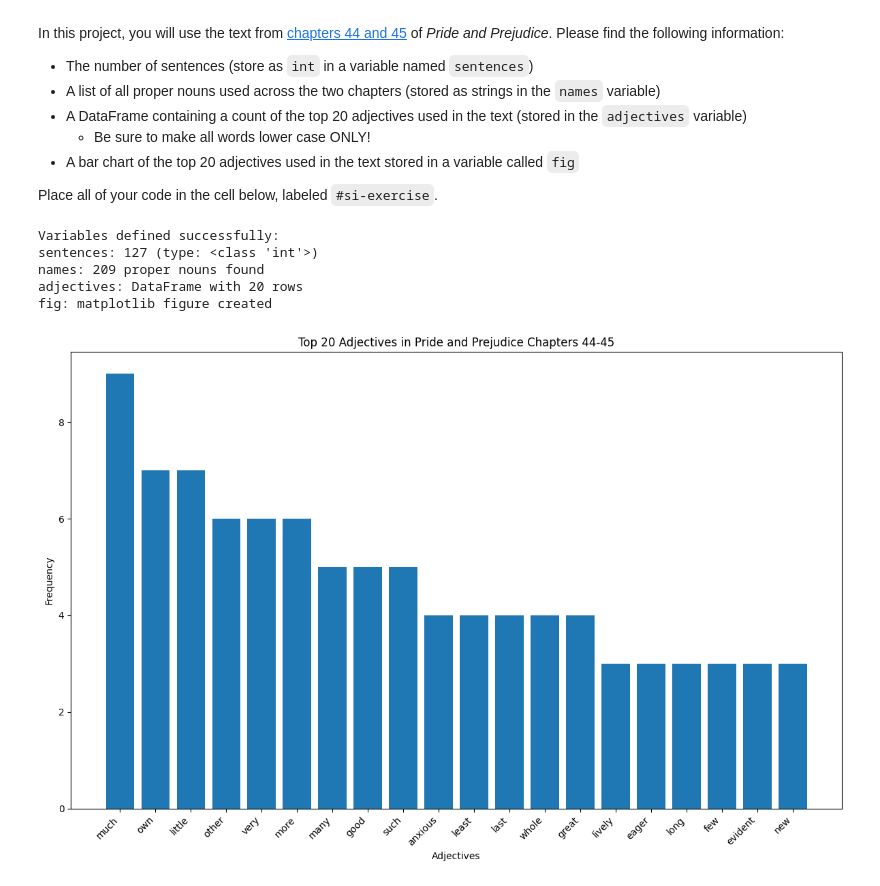
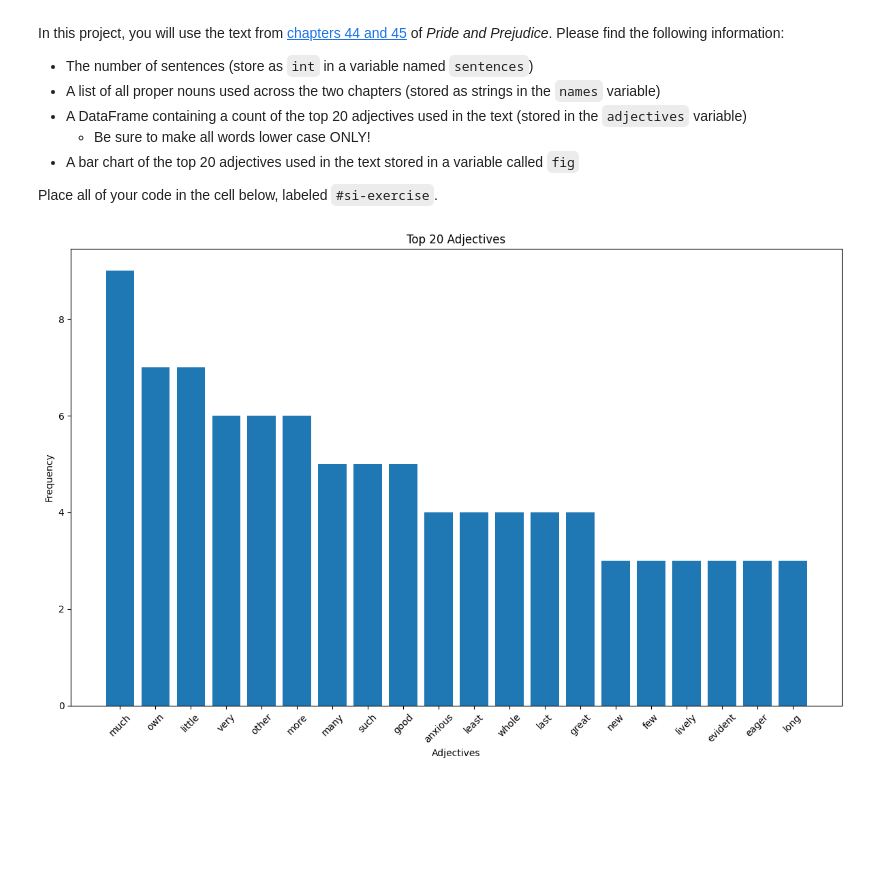
Before and after one commit to dhnguyen620/econ8320-assignment-12, a Jupyter notebook: Lesson.ipynb, the cells around one changed output. Drawn from its saved outputs; the diff is of its cells as text; code cells hidden in the pictures; blank space fills up the shorter version.

```diff
--- a/Lesson.ipynb
+++ b/Lesson.ipynb
@@ -200,70 +200,42 @@ Place all of your code in the cell below, labeled `#si-exercise`.
 # %%
 import spacy
 import pandas as pd
 import matplotlib.pyplot as plt
 import requests
 
-# Load the spaCy English model
+# Initialize
 nlp = spacy.load("en_core_web_sm")
-
-# Download and read the text
 url = "https://github.com/dustywhite7/Econ8320/raw/refs/heads/master/AssignmentData/prideAndPrejudiceChapters.txt"
-try:
-    response = requests.get(url)
-    text = response.text
-except:
-    # Fallback if requests doesn't work
-    from urllib.request import urlopen
-    text = urlopen(url).read().decode('utf-8')
-
-# Process the text with spaCy
+text = requests.get(url).text
 doc = nlp(text)
 
-# 1. Count the number of sentences - THIS IS THE VARIABLE THAT'S MISSING
+# 1. sentences variable
 sentences = len(list(doc.sents))
 
-# 2. Extract all proper nouns
-names = []
-for token in doc:
-    if token.pos_ == "PROPN" and token.text.strip():
-        names.append(token.text)
+# 2. names variable
+names = [token.text for token in doc if token.pos_ == "PROPN"]
 
-# 3. Count top 20 adjectives (lowercase only)
-adjective_counts = {}
+# 3. adjectives DataFrame
+from collections import Counter
+adj_counts = Counter()
 for token in doc:
     if token.pos_ == "ADJ":
-        # Convert to lowercase and count
-        adj_lower = token.text.lower()
-        adjective_counts[adj_lower] = adjective_counts.get(adj_lower, 0) + 1
+        adj_counts[token.text.lower()] += 1
 
-# Create DataFrame with top 20 adjectives
 adjectives = pd.DataFrame(
-    list(adjective_counts.items()),
+    adj_counts.most_common(20),
     columns=['adjective', 'count']
-).sort_values('count', ascending=False).head(20)
+)
 
-# 4. Create bar chart
-plt.figure(figsize=(12, 8))
-plt.bar(adjectives['adjective'], adjectives['count'])
-plt.title('Top 20 Adjectives in Pride and Prejudice Chapters 44-45')
-plt.xlabel('Adjectives')
-plt.ylabel('Frequency')
-plt.xticks(rotation=45, ha='right')
+# 4. fig variable
+fig, ax = plt.subplots(figsize=(12, 8))
+ax.bar(adjectives['adjective'], adjectives['count'])
+ax.set_title('Top 20 Adjectives')
+ax.set_xlabel('Adjectives')
+ax.set_ylabel('Frequency')
+plt.xticks(rotation=45)
 plt.tight_layout()
 
-# Store the figure
-fig = plt.gcf()
-
-# Print confirmation that variables are defined
-print("Variables defined successfully:")
-print(f"sentences: {sentences} (type: {type(sentences)})")
-print(f"names: {len(names)} proper nouns found")
-print(f"adjectives: DataFrame with {len(adjectives)} rows")
-print(f"fig: matplotlib figure created")
+# Don't close the figure - keep it in memory
 # %% [output]
-Variables defined successfully:
-sentences: 127 (type: <class 'int'>)
-names: 209 proper nouns found
-adjectives: DataFrame with 20 rows
-fig: matplotlib figure created
-[figure, old version]
+[figure, new version]
```
